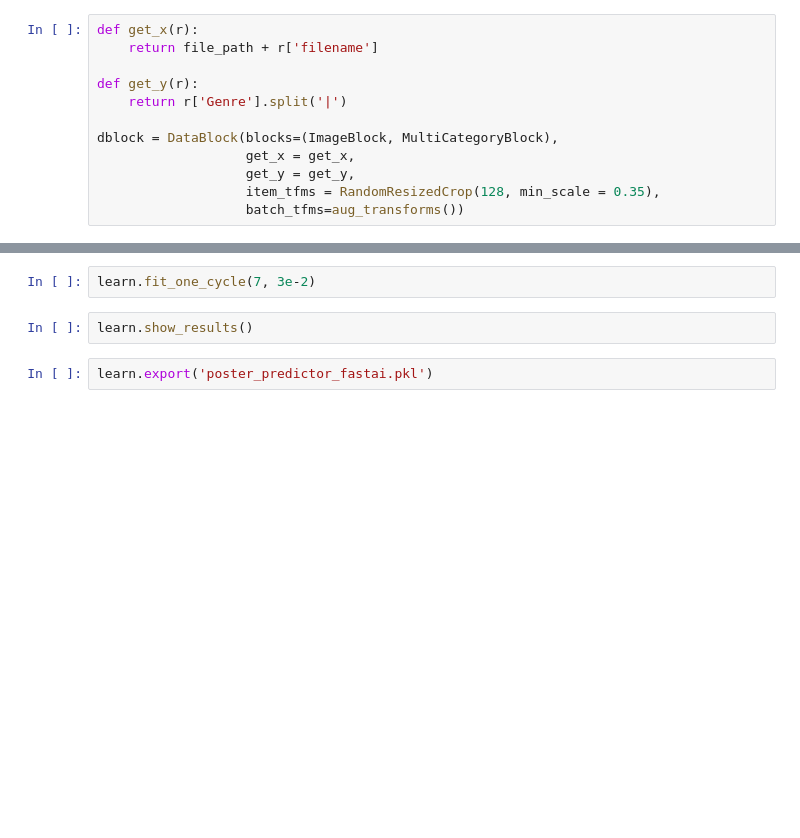
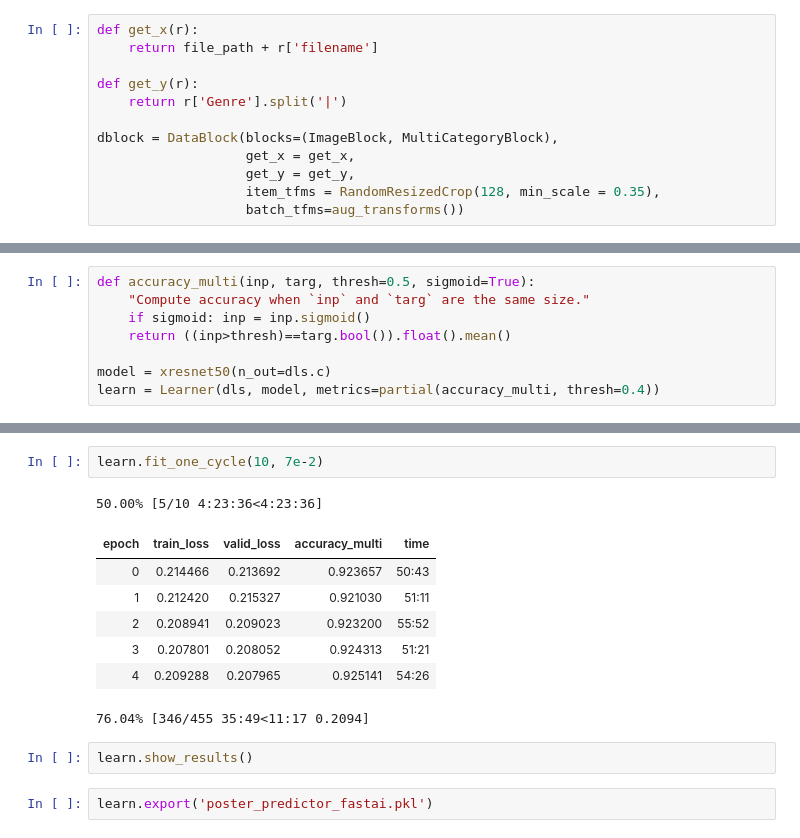
Before and after one commit to lanle793/MPDB, a Jupyter notebook: Genre Predictor/model/Movie Genre From Posters - FastAI.ipynb, the cells around one changed output, grey strips where cells are left out. Drawn from its saved outputs; the diff is of its cells as text; blank space fills up the shorter version.

```diff
--- a/Genre Predictor/model/Movie Genre From Posters - FastAI.ipynb
+++ b/Genre Predictor/model/Movie Genre From Posters - FastAI.ipynb
@@ -32,2 +39,10 @@ learn = Learner(dls, model, metrics=f1score_multi)
+# %%
+def accuracy_multi(inp, targ, thresh=0.5, sigmoid=True):
+    "Compute accuracy when `inp` and `targ` are the same size."
+    if sigmoid: inp = inp.sigmoid()
+    return ((inp>thresh)==targ.bool()).float().mean()
+
+model = xresnet50(n_out=dls.c)
+learn = Learner(dls, model, metrics=partial(accuracy_multi, thresh=0.4))
 # %%
 learn.lr_find()
@@ -34,5 +53,14 @@ learn.lr_find()
 # %%
-learn.fit_one_cycle(7, 3e-2)
+learn.fit_one_cycle(10, 7e-2)
+# %% [output]
+50.00% [5/10 4:23:36<4:23:36]
+| epoch | train_loss | valid_loss | accuracy_multi | time |
+| 0 | 0.214466 | 0.213692 | 0.923657 | 50:43 |
+| 1 | 0.212420 | 0.215327 | 0.921030 | 51:11 |
+| 2 | 0.208941 | 0.209023 | 0.923200 | 55:52 |
+| 3 | 0.207801 | 0.208052 | 0.924313 | 51:21 |
+| 4 | 0.209288 | 0.207965 | 0.925141 | 54:26 |
+76.04% [346/455 35:49<11:17 0.2094]
 # %%
 learn.show_results()
 # %%
```
Also changed, not shown: parts of 4 cells of this notebook, 2 other files.
